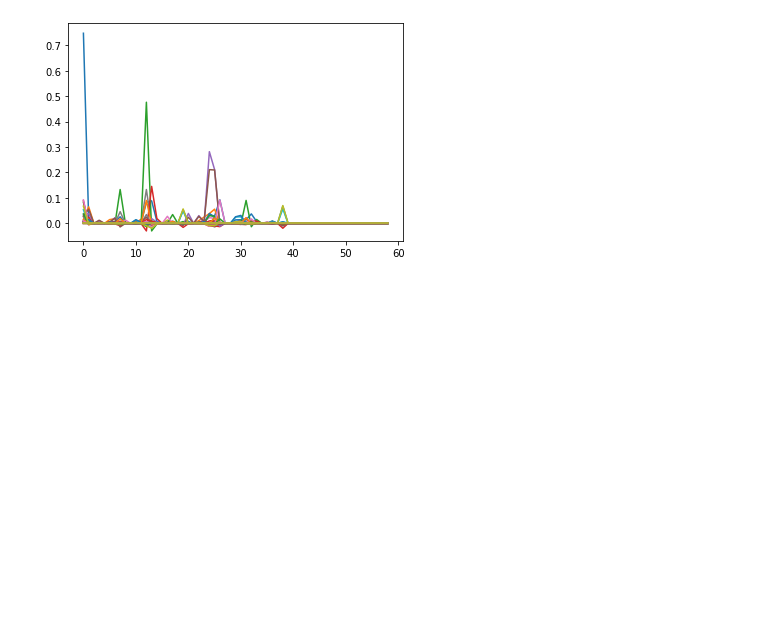
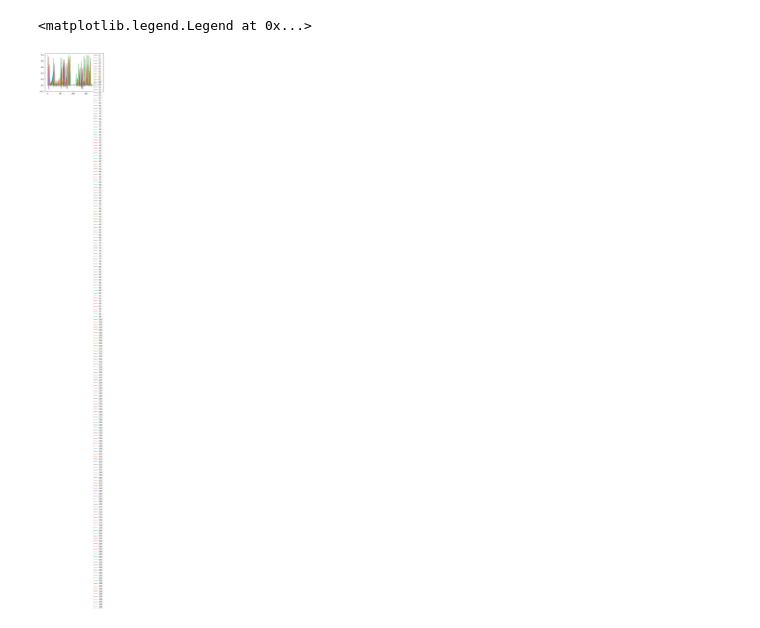
Before and after one commit to ATMO-IUP-UHEI/Experiments, a Jupyter notebook: experiments/testing.ipynb, the cells around one changed output. Cells and saved outputs as stored; diff of their text form; code cells hidden in the pictures; blank space fills up the shorter version.

```diff
--- a/experiments/testing.ipynb
+++ b/experiments/testing.ipynb
@@ -41,10 +155,12 @@ plt.legend()
 # %%
 averaging_kernel = basic_setup.reg.get_averaging_kernel()
 for i in range(averaging_kernel.shape[0]):
     kernel = averaging_kernel[i]
-    plt.plot(kernel)
+    plt.plot(kernel, label=i)
+plt.legend()
 # %% [output]
+<matplotlib.legend.Legend at 0x...>
-[figure, old version]
+[figure, new version]
 # %%
 plt.imshow(basic_setup.reg.get_averaging_kernel())
 # %% [output]
```
Also changed, not shown: parts of 19 cells of this notebook, 6 other files.
